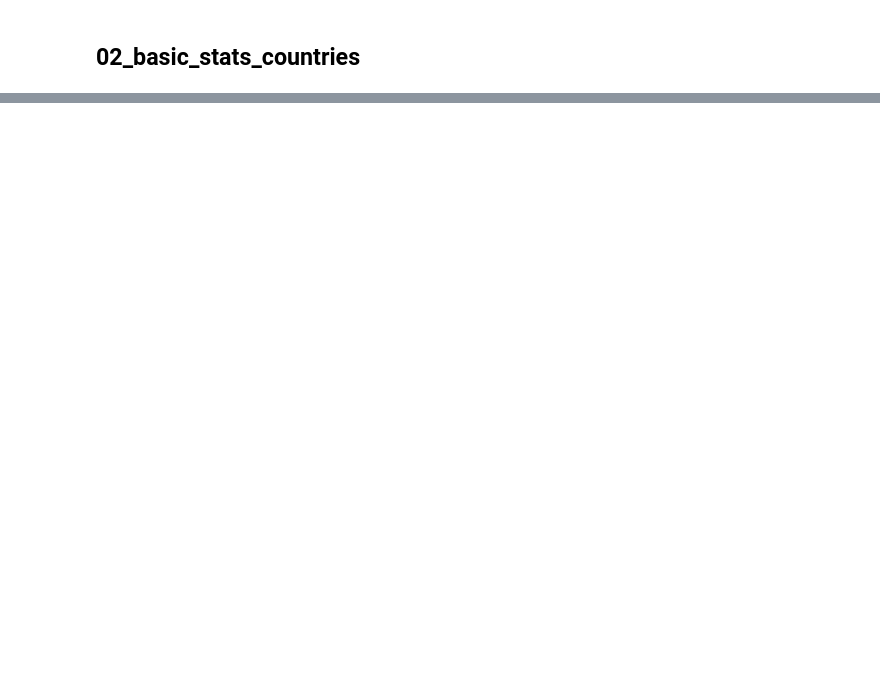
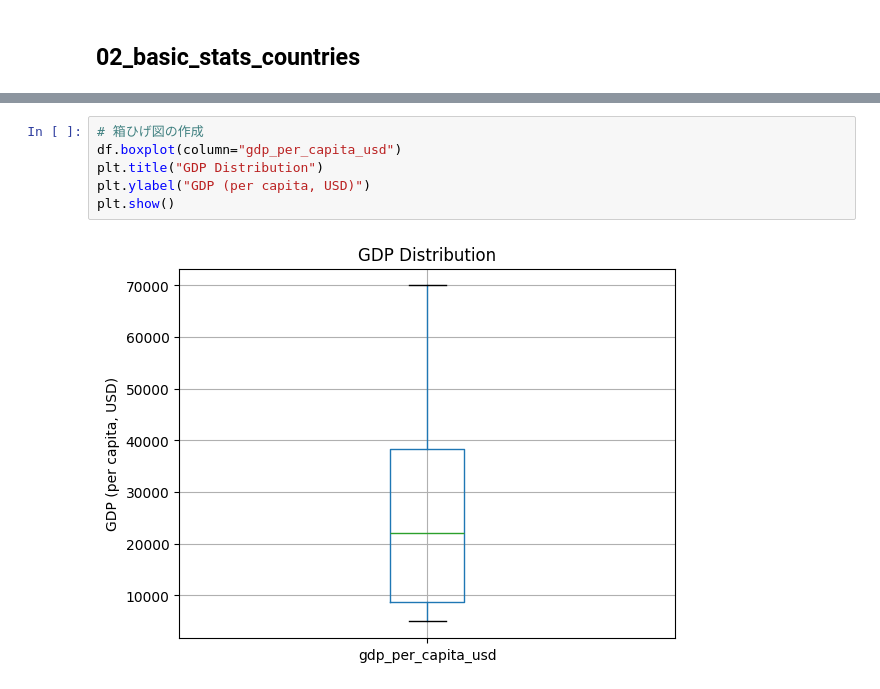
Before and after one commit to toshiyuki-nose/My-Statistics-for-Data-Analysis, a Jupyter notebook: notebook/02_basic_stats_countries.ipynb, the cells around one changed output, grey strips where cells are left out. Cells and saved outputs as stored; diff of their text form; blank space fills up the shorter version.

```diff
--- a/notebook/02_basic_stats_countries.ipynb
+++ b/notebook/02_basic_stats_countries.ipynb
@@ -67,0 +95,8 @@ ModuleNotFoundError: No module named 'config'
+# %%
+# 箱ひげ図の作成
+df.boxplot(column="gdp_per_capita_usd")
+plt.title("GDP Distribution")
+plt.ylabel("GDP (per capita, USD)")
+plt.show()
+# %% [output]
+[figure, added]
```
Also changed, not shown: parts of 3 cells of this notebook, 5 other files.
